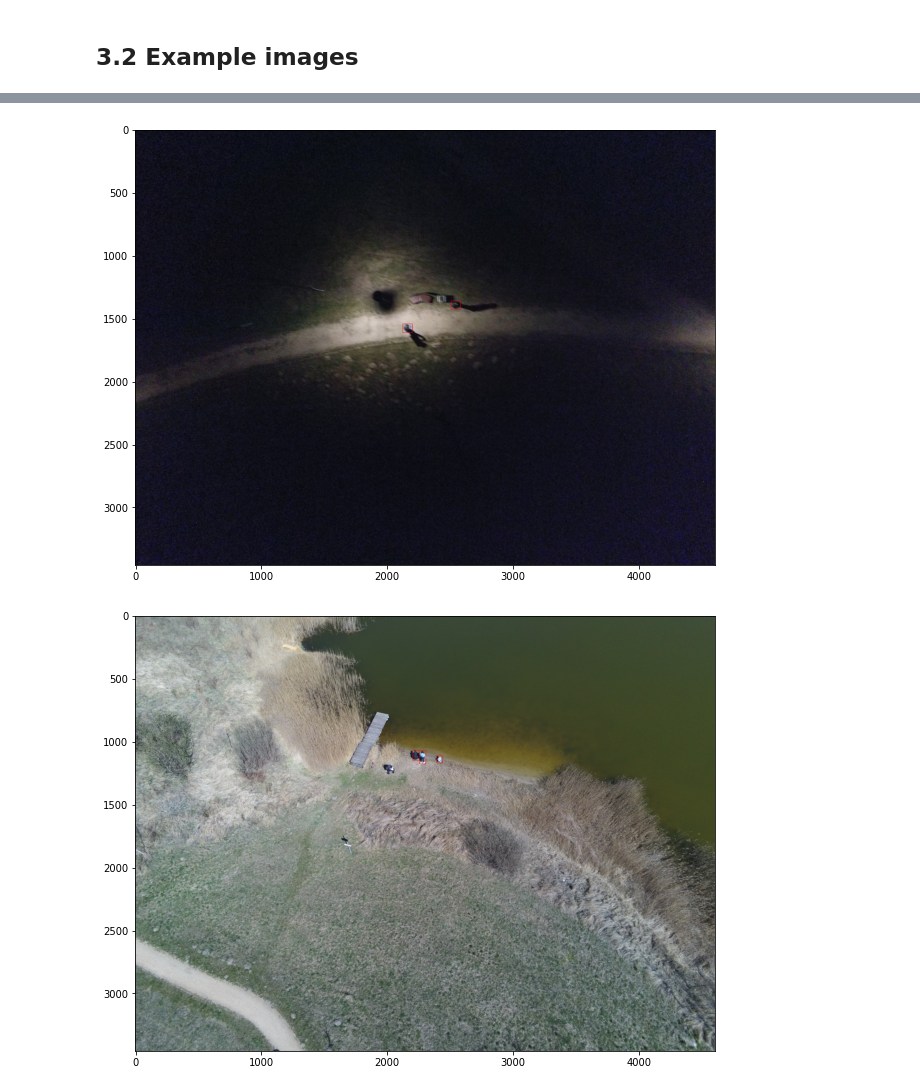
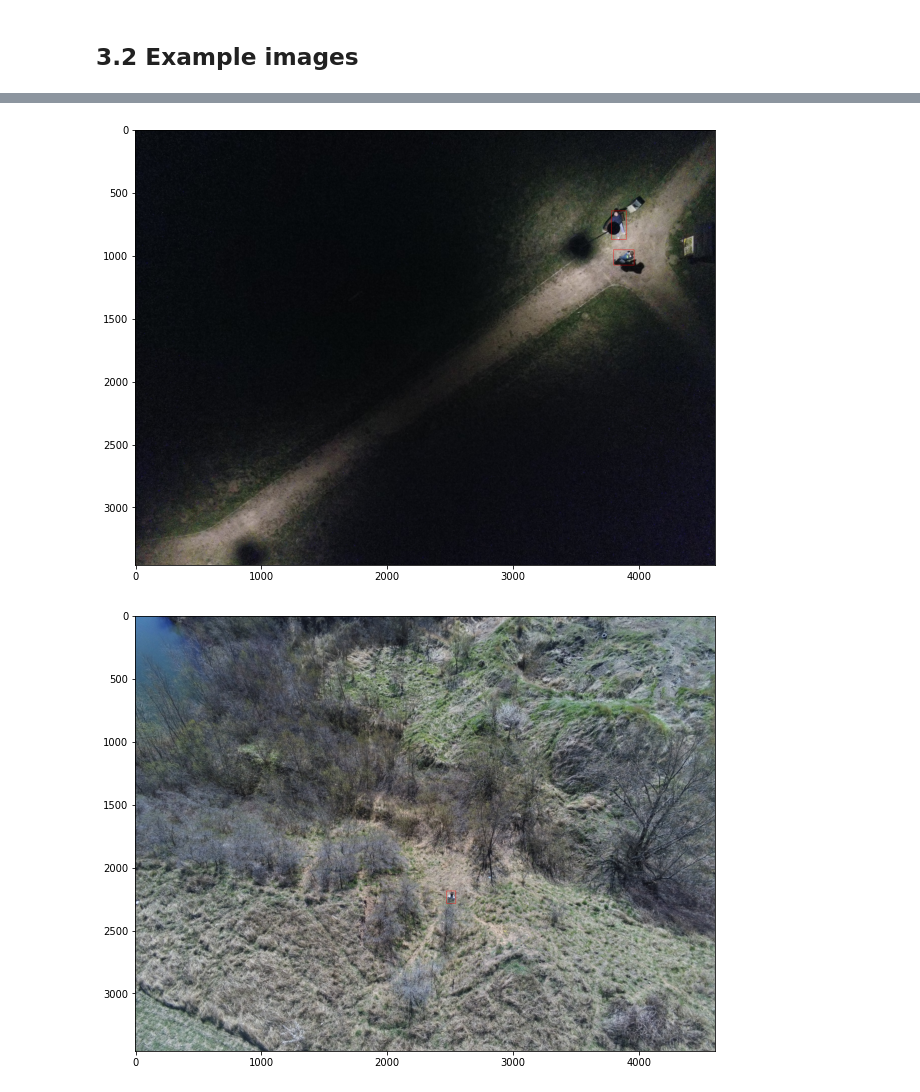
Before and after one commit to Chotom/drone-human-detection, a Jupyter notebook: data_processing/notebooks/private_dataset.ipynb, the cells around one changed output, grey strips where cells are left out. Cells and saved outputs as stored; diff of their text form; code cells hidden in the pictures.

```diff
--- a/data_processing/notebooks/private_dataset.ipynb
+++ b/data_processing/notebooks/private_dataset.ipynb
@@ -68,32 +69,32 @@ train_filenames = filenames[:split1]
 val_filenames = filenames[split1:split2]
 test_filenames = filenames[split2:]
 # %%
-os.makedirs(f'{RGB_PROCESSED_DIR}/train/annotations', exist_ok=True)
-os.makedirs(f'{RGB_PROCESSED_DIR}/val/annotations', exist_ok=True)
-os.makedirs(f'{RGB_PROCESSED_DIR}/test/annotations', exist_ok=True)
+os.makedirs(f'{RGB_PROCESSED_DIR}/train/labels', exist_ok=True)
+os.makedirs(f'{RGB_PROCESSED_DIR}/validate/labels', exist_ok=True)
+os.makedirs(f'{RGB_PROCESSED_DIR}/test/labels', exist_ok=True)
 os.makedirs(f'{RGB_PROCESSED_DIR}/train/images', exist_ok=True)
-os.makedirs(f'{RGB_PROCESSED_DIR}/val/images', exist_ok=True)
+os.makedirs(f'{RGB_PROCESSED_DIR}/validate/images', exist_ok=True)
 os.makedirs(f'{RGB_PROCESSED_DIR}/test/images', exist_ok=True)
 
 for filename in train_filenames:
-    shutil.copy(f'{RGB_ANNO_DIR}/{filename}', f'{RGB_PROCESSED_DIR}/train/annotations')
+    shutil.copy(f'{RGB_ANNO_DIR}/{filename}', f'{RGB_PROCESSED_DIR}/train/labels')
 
 for filename in val_filenames:
-    shutil.copy(f'{RGB_ANNO_DIR}/{filename}', f'{RGB_PROCESSED_DIR}/val/annotations')
+    shutil.copy(f'{RGB_ANNO_DIR}/{filename}', f'{RGB_PROCESSED_DIR}/validate/labels')
 
 for filename in test_filenames:
-    shutil.copy(f'{RGB_ANNO_DIR}/{filename}', f'{RGB_PROCESSED_DIR}/test/annotations')
+    shutil.copy(f'{RGB_ANNO_DIR}/{filename}', f'{RGB_PROCESSED_DIR}/test/labels')
 
 copy_annotated_images(f'{RGB_DIR}',
-                      f'{RGB_PROCESSED_DIR}/train/annotations',
+                      f'{RGB_PROCESSED_DIR}/train/labels',
                       f'{RGB_PROCESSED_DIR}/train/images')
 
 copy_annotated_images(f'{RGB_DIR}',
-                      f'{RGB_PROCESSED_DIR}/val/annotations',
-                      f'{RGB_PROCESSED_DIR}/val/images')
+                      f'{RGB_PROCESSED_DIR}/validate/labels',
+                      f'{RGB_PROCESSED_DIR}/validate/images')
 
 copy_annotated_images(f'{RGB_DIR}',
-                      f'{RGB_PROCESSED_DIR}/test/annotations',
+                      f'{RGB_PROCESSED_DIR}/test/labels',
                       f'{RGB_PROCESSED_DIR}/test/images')
 
 print('Dataset number of images:')
@@ -134,8 +135,8 @@ array([[<AxesSubplot:title={'center':'avg brightness'}>]], dtype=object)
 # %% [markdown]
 ## 3.2 Example images
 # %%
-random.seed(1)
+random.seed(3)
 for filename in random.sample(os.listdir(f'{RGB_PROCESSED_DIR}/train/images'), 3):
     plot_xywhn_annotated_image_from_file(f'{RGB_PROCESSED_DIR}/train/images/{filename.split(".")[0]}.jpg',
-                                         f'{RGB_PROCESSED_DIR}/train/annotations/{filename.split(".")[0]}.txt')
+                                         f'{RGB_PROCESSED_DIR}/train/labels/{filename.split(".")[0]}.txt')
 # %% [output]
@@ -143,2 +144,2 @@ for filename in random.sample(os.listdir(f'{RGB_PROCESSED_DIR}/train/images'), 3
-[figure, old version]
+[figure, new version]
-[figure, old version]
+[figure, new version]
```
Also changed, not shown: parts of 5 cells of this notebook, 3 other files.
